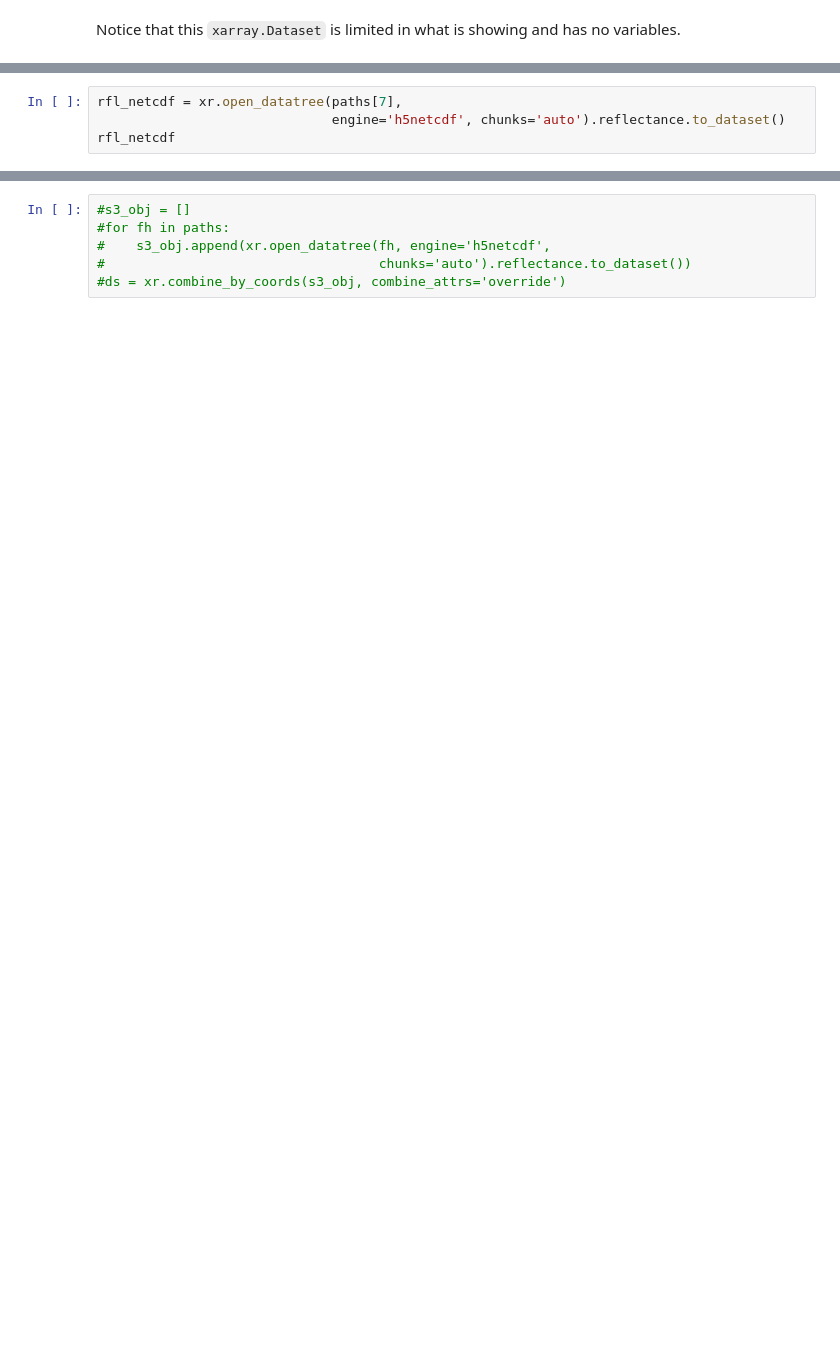
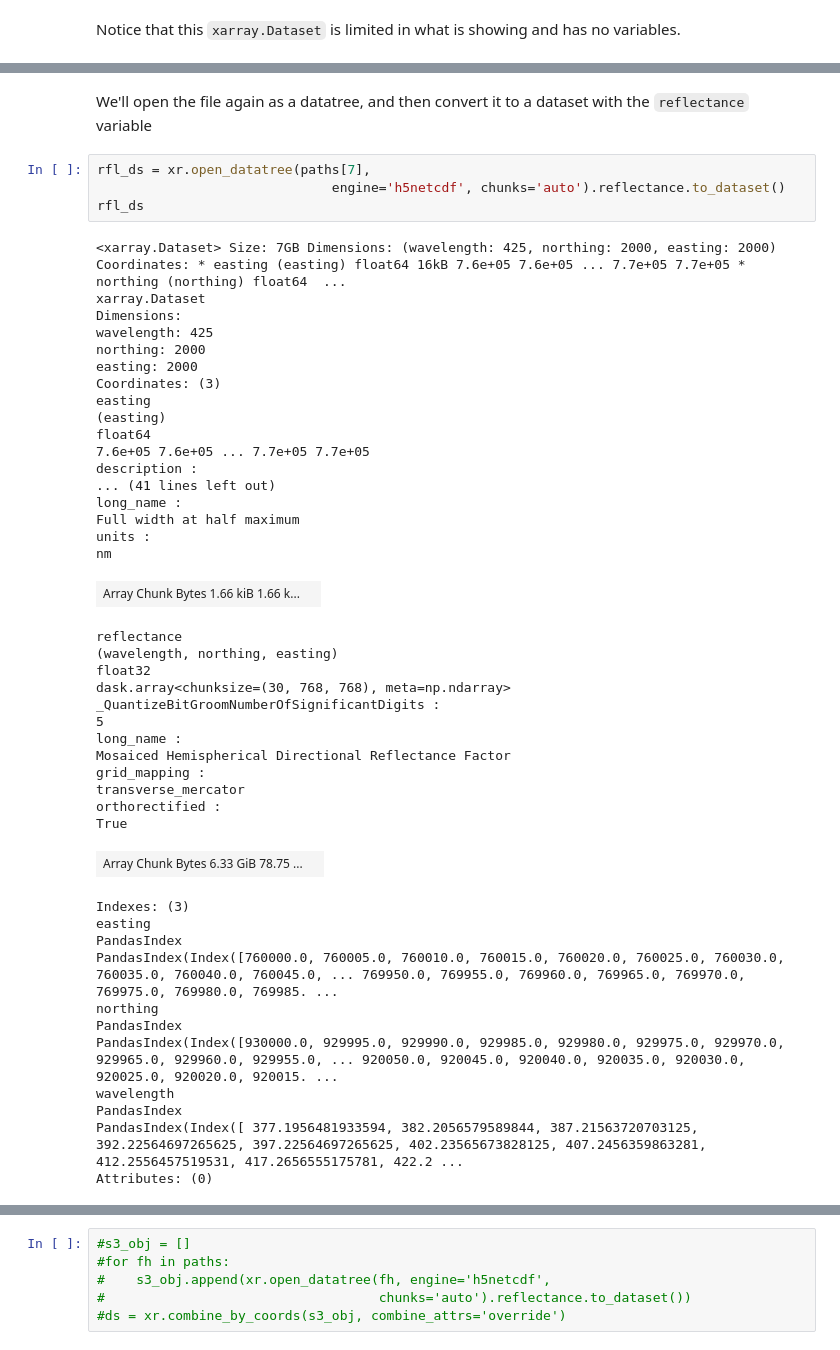
Before and after one commit to ornldaac/airborne, a Jupyter notebook: events/2025-SBG/notebooks/AVIRIS-NG_L3_BioSCape.ipynb, the cells around one changed output, grey strips where cells are left out. Saved outputs shown, nothing was run; the diff lists cells and outputs as text; blank space fills up the shorter version.

```diff
--- a/events/2025-SBG/notebooks/AVIRIS-NG_L3_BioSCape.ipynb
+++ b/events/2025-SBG/notebooks/AVIRIS-NG_L3_BioSCape.ipynb
@@ -451,5 +543,50 @@ ds
+# %% [markdown]
+We'll open the file again as a datatree, and then convert it to a dataset with the `reflectance` variable
 # %%
-rfl_netcdf = xr.open_datatree(paths[7],
+rfl_ds = xr.open_datatree(paths[7],
                               engine='h5netcdf', chunks='auto').reflectance.to_dataset()
-rfl_netcdf
+rfl_ds
+# %% [output]
+<xarray.Dataset> Size: 7GB Dimensions: (wavelength: 425, northing: 2000, easting: 2000) Coordinates: * easting (easting) float64 16kB 7.6e+05 7.6e+05 ... 7.7e+05 7.7e+05 * northing (northing) float64  ...
+xarray.Dataset
+Dimensions:
+wavelength: 425
+northing: 2000
+easting: 2000
+Coordinates: (3)
+easting
+(easting)
+float64
+7.6e+05 7.6e+05 ... 7.7e+05 7.7e+05
+description :
+... (41 lines left out)
+long_name :
+Full width at half maximum
+units :
+nm
+| Array Chunk Bytes 1.66 kiB 1.66 k... |  |
+reflectance
+(wavelength, northing, easting)
+float32
+dask.array<chunksize=(30, 768, 768), meta=np.ndarray>
+_QuantizeBitGroomNumberOfSignificantDigits :
+5
+long_name :
+Mosaiced Hemispherical Directional Reflectance Factor
+grid_mapping :
+transverse_mercator
+orthorectified :
+True
+| Array Chunk Bytes 6.33 GiB 78.75 ... |  |
+Indexes: (3)
+easting
+PandasIndex
+PandasIndex(Index([760000.0, 760005.0, 760010.0, 760015.0, 760020.0, 760025.0, 760030.0, 760035.0, 760040.0, 760045.0, ... 769950.0, 769955.0, 769960.0, 769965.0, 769970.0, 769975.0, 769980.0, 769985. ...
+northing
+PandasIndex
+PandasIndex(Index([930000.0, 929995.0, 929990.0, 929985.0, 929980.0, 929975.0, 929970.0, 929965.0, 929960.0, 929955.0, ... 920050.0, 920045.0, 920040.0, 920035.0, 920030.0, 920025.0, 920020.0, 920015. ...
+wavelength
+PandasIndex
+PandasIndex(Index([ 377.1956481933594, 382.2056579589844, 387.21563720703125, 392.22564697265625, 397.22564697265625, 402.23565673828125, 407.2456359863281, 412.2556457519531, 417.2656555175781, 422.2 ...
+Attributes: (0)
 # %%
```
Also changed, not shown: parts of 39 cells of this notebook.
